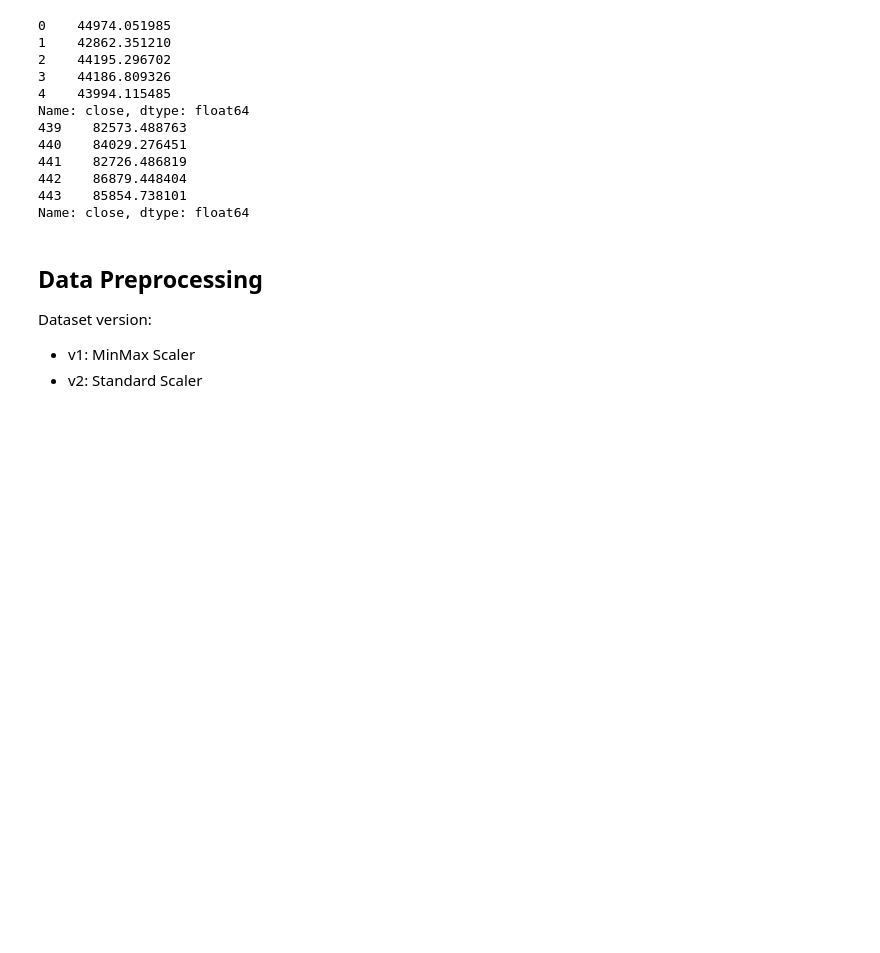
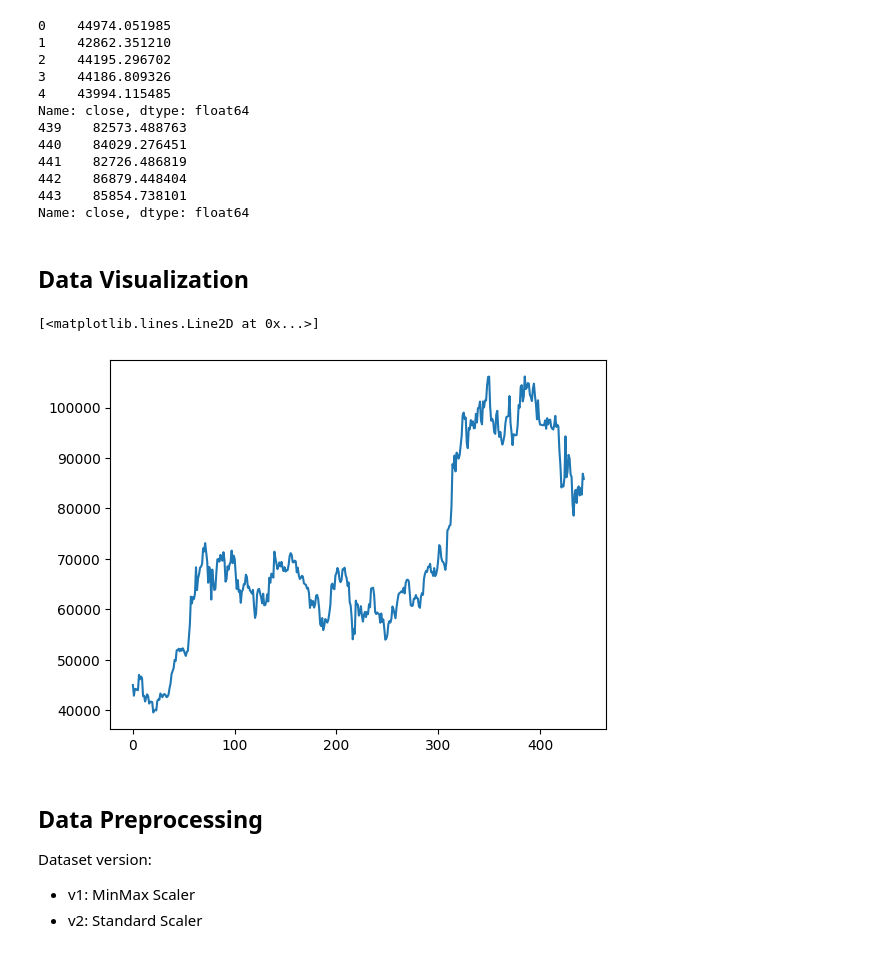
Before and after one commit to JayaWinata/Bitcoin-Price-Prediction-MLFLOW, a Jupyter notebook: prediction_script.ipynb, the cells around one changed output. Saved outputs shown, nothing was run; the diff lists cells and outputs as text; code cells hidden in the pictures; blank space fills up the shorter version.

```diff
--- a/prediction_script.ipynb
+++ b/prediction_script.ipynb
@@ -64,6 +68,13 @@ Name: close, dtype: float64
 442    86879.448404
 443    85854.738101
 Name: close, dtype: float64
+# %% [markdown]
+## Data Visualization
+# %%
+plt.plot(df_close)
+# %% [output]
+[<matplotlib.lines.Line2D at 0x...>]
+[figure, added]
 # %% [markdown]
 ## Data Preprocessing
 
```
Also changed, not shown: parts of 9 cells of this notebook.
